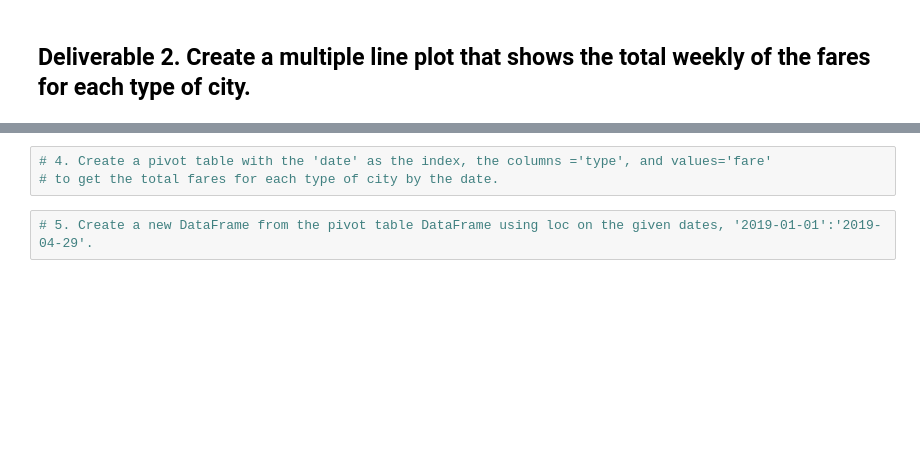
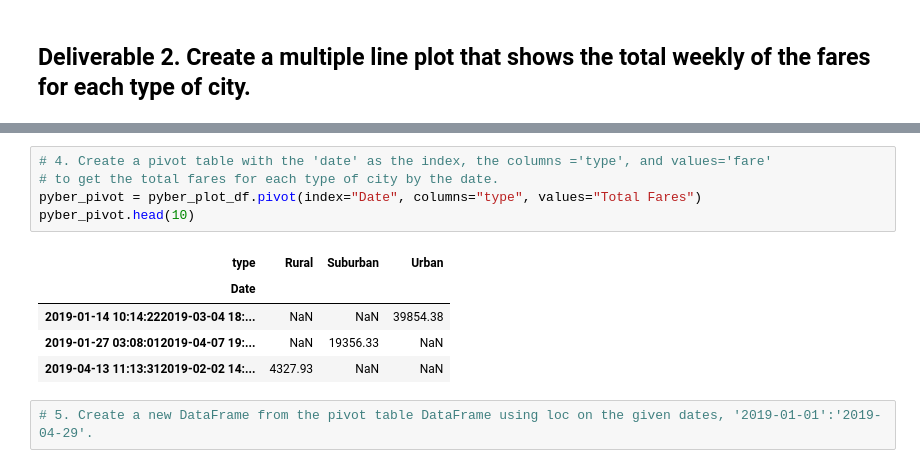
Before and after one commit to Goddard310/Pyber-Analysis, a Jupyter notebook: PyBer_Challenge.ipynb, the cells around one changed output, grey strips where cells are left out. Drawn from its saved outputs; the diff is of its cells as text; blank space fills up the shorter version.

```diff
--- a/PyBer_Challenge.ipynb
+++ b/PyBer_Challenge.ipynb
@@ -114,6 +150,14 @@ ValueError: Cannot specify ',' with 's'.
 # %%
 # 4. Create a pivot table with the 'date' as the index, the columns ='type', and values='fare'
 # to get the total fares for each type of city by the date.
+pyber_pivot = pyber_plot_df.pivot(index="Date", columns="type", values="Total Fares")
+pyber_pivot.head(10)
+# %% [output]
+| type | Rural | Suburban | Urban |
+| Date |  |  |  |
+| 2019-01-14 10:14:222019-03-04 18:... | NaN | NaN | 39854.38 |
+| 2019-01-27 03:08:012019-04-07 19:... | NaN | 19356.33 | NaN |
+| 2019-04-13 11:13:312019-02-02 14:... | 4327.93 | NaN | NaN |
 # %%
 # 5. Create a new DataFrame from the pivot table DataFrame using loc on the given dates, '2019-01-01':'2019-04-29'.
 # %%
```
Also changed, not shown: parts of 7 cells of this notebook.
